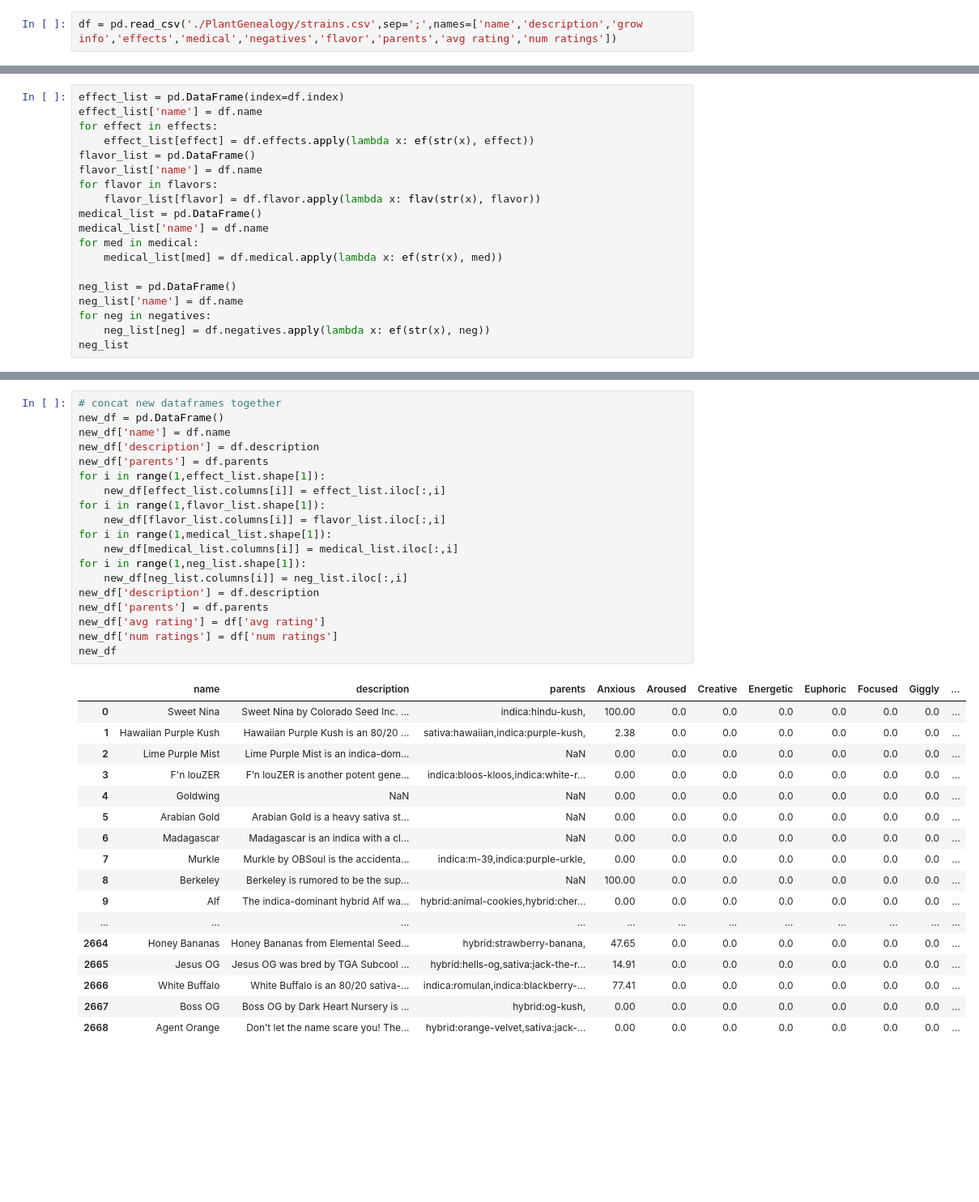
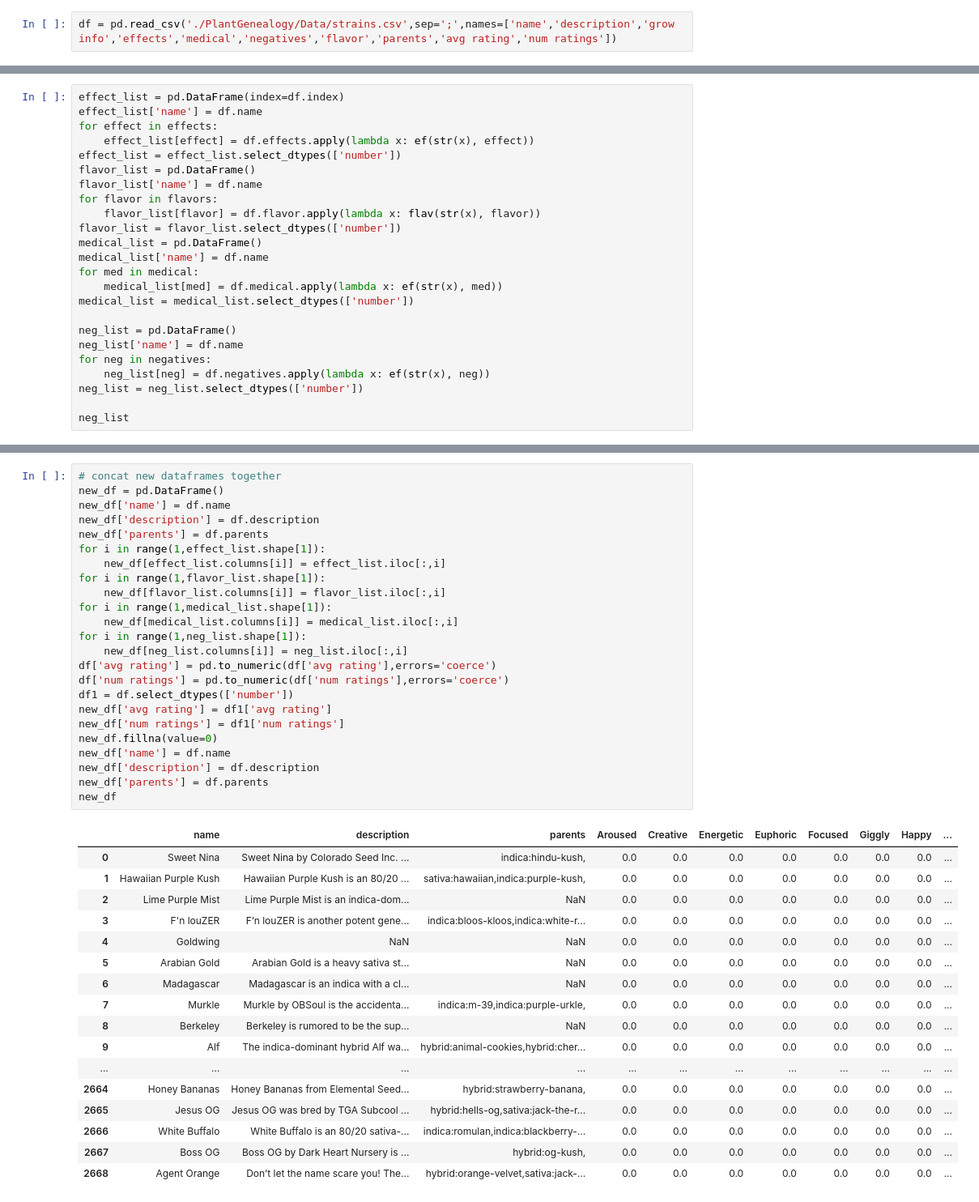
Before and after one commit to ishansaraf/PlantGenealogy, a Jupyter notebook: Data/data_cleaning.ipynb, the cells around one changed output, grey strips where cells are left out. Shown at 81% size. Drawn from its saved outputs; the diff is of its cells as text; blank space fills up the shorter version.

```diff
--- a/Data/data_cleaning.ipynb
+++ b/Data/data_cleaning.ipynb
@@ -2,7 +2,7 @@
 import pandas as pd
 import numpy as np
 # %%
-df = pd.read_csv('./PlantGenealogy/strains.csv',sep=';',names=['name','description','grow info','effects','medical','negatives','flavor','parents','avg rating','num ratings'])
+df = pd.read_csv('./PlantGenealogy/Data/strains.csv',sep=';',names=['name','description','grow info','effects','medical','negatives','flavor','parents','avg rating','num ratings'])
 # %%
 df[pd.notnull(df['parents'])]
 # %% [output]
@@ -88,18 +88,23 @@ effect_list = pd.DataFrame(index=df.index)
 effect_list['name'] = df.name
 for effect in effects:
     effect_list[effect] = df.effects.apply(lambda x: ef(str(x), effect))
+effect_list = effect_list.select_dtypes(['number'])
 flavor_list = pd.DataFrame()
 flavor_list['name'] = df.name
 for flavor in flavors:
     flavor_list[flavor] = df.flavor.apply(lambda x: flav(str(x), flavor))
+flavor_list = flavor_list.select_dtypes(['number'])
 medical_list = pd.DataFrame()
 medical_list['name'] = df.name
 for med in medical:
     medical_list[med] = df.medical.apply(lambda x: ef(str(x), med))
+medical_list = medical_list.select_dtypes(['number'])
 
 neg_list = pd.DataFrame()
 neg_list['name'] = df.name
 for neg in negatives:
     neg_list[neg] = df.negatives.apply(lambda x: ef(str(x), neg))
+neg_list = neg_list.select_dtypes(['number'])
+
 neg_list
 # %% [output]
@@ -124,37 +129,42 @@ neg_list
 # %%
 # concat new dataframes together
 new_df = pd.DataFrame()
 new_df['name'] = df.name
 new_df['description'] = df.description
 new_df['parents'] = df.parents
 for i in range(1,effect_list.shape[1]):
     new_df[effect_list.columns[i]] = effect_list.iloc[:,i]
 for i in range(1,flavor_list.shape[1]):
     new_df[flavor_list.columns[i]] = flavor_list.iloc[:,i]
 for i in range(1,medical_list.shape[1]):
     new_df[medical_list.columns[i]] = medical_list.iloc[:,i]
 for i in range(1,neg_list.shape[1]):
     new_df[neg_list.columns[i]] = neg_list.iloc[:,i]
+df['avg rating'] = pd.to_numeric(df['avg rating'],errors='coerce')
+df['num ratings'] = pd.to_numeric(df['num ratings'],errors='coerce')
+df1 = df.select_dtypes(['number'])
+new_df['avg rating'] = df1['avg rating']
+new_df['num ratings'] = df1['num ratings']
+new_df.fillna(value=0)
+new_df['name'] = df.name
 new_df['description'] = df.description
 new_df['parents'] = df.parents
-new_df['avg rating'] = df['avg rating']
-new_df['num ratings'] = df['num ratings']
 new_df
 # %% [output]
-|  | name | description | parents | Anxious | Aroused | Creative | Energetic | Euphoric | Focused | Giggly | ... |
-| 0 | Sweet Nina | Sweet Nina by Colorado Seed Inc. ... | indica:hindu-kush, | 100.00 | 0.0 | 0.0 | 0.0 | 0.0 | 0.0 | 0.0 | ... |
-| 1 | Hawaiian Purple Kush | Hawaiian Purple Kush is an 80/20 ... | sativa:hawaiian,indica:purple-kush, | 2.38 | 0.0 | 0.0 | 0.0 | 0.0 | 0.0 | 0.0 | ... |
-| 2 | Lime Purple Mist | Lime Purple Mist is an indica-dom... | NaN | 0.00 | 0.0 | 0.0 | 0.0 | 0.0 | 0.0 | 0.0 | ... |
-| 3 | F'n louZER | F’n louZER is another potent gene... | indica:bloos-kloos,indica:white-r... | 0.00 | 0.0 | 0.0 | 0.0 | 0.0 | 0.0 | 0.0 | ... |
-| 4 | Goldwing | NaN | NaN | 0.00 | 0.0 | 0.0 | 0.0 | 0.0 | 0.0 | 0.0 | ... |
-| 5 | Arabian Gold | Arabian Gold is a heavy sativa st... | NaN | 0.00 | 0.0 | 0.0 | 0.0 | 0.0 | 0.0 | 0.0 | ... |
-| 6 | Madagascar | Madagascar is an indica with a cl... | NaN | 0.00 | 0.0 | 0.0 | 0.0 | 0.0 | 0.0 | 0.0 | ... |
-| 7 | Murkle | Murkle by OBSoul is the accidenta... | indica:m-39,indica:purple-urkle, | 0.00 | 0.0 | 0.0 | 0.0 | 0.0 | 0.0 | 0.0 | ... |
-| 8 | Berkeley | Berkeley is rumored to be the sup... | NaN | 100.00 | 0.0 | 0.0 | 0.0 | 0.0 | 0.0 | 0.0 | ... |
-| 9 | Alf | The indica-dominant hybrid Alf wa... | hybrid:animal-cookies,hybrid:cher... | 0.00 | 0.0 | 0.0 | 0.0 | 0.0 | 0.0 | 0.0 | ... |
+|  | name | description | parents | Aroused | Creative | Energetic | Euphoric | Focused | Giggly | Happy | ... |
+| 0 | Sweet Nina | Sweet Nina by Colorado Seed Inc. ... | indica:hindu-kush, | 0.0 | 0.0 | 0.0 | 0.0 | 0.0 | 0.0 | 0.0 | ... |
+| 1 | Hawaiian Purple Kush | Hawaiian Purple Kush is an 80/20 ... | sativa:hawaiian,indica:purple-kush, | 0.0 | 0.0 | 0.0 | 0.0 | 0.0 | 0.0 | 0.0 | ... |
+| 2 | Lime Purple Mist | Lime Purple Mist is an indica-dom... | NaN | 0.0 | 0.0 | 0.0 | 0.0 | 0.0 | 0.0 | 0.0 | ... |
+| 3 | F'n louZER | F’n louZER is another potent gene... | indica:bloos-kloos,indica:white-r... | 0.0 | 0.0 | 0.0 | 0.0 | 0.0 | 0.0 | 0.0 | ... |
+| 4 | Goldwing | NaN | NaN | 0.0 | 0.0 | 0.0 | 0.0 | 0.0 | 0.0 | 0.0 | ... |
+| 5 | Arabian Gold | Arabian Gold is a heavy sativa st... | NaN | 0.0 | 0.0 | 0.0 | 0.0 | 0.0 | 0.0 | 0.0 | ... |
+| 6 | Madagascar | Madagascar is an indica with a cl... | NaN | 0.0 | 0.0 | 0.0 | 0.0 | 0.0 | 0.0 | 0.0 | ... |
+| 7 | Murkle | Murkle by OBSoul is the accidenta... | indica:m-39,indica:purple-urkle, | 0.0 | 0.0 | 0.0 | 0.0 | 0.0 | 0.0 | 0.0 | ... |
+| 8 | Berkeley | Berkeley is rumored to be the sup... | NaN | 0.0 | 0.0 | 0.0 | 0.0 | 0.0 | 0.0 | 0.0 | ... |
+| 9 | Alf | The indica-dominant hybrid Alf wa... | hybrid:animal-cookies,hybrid:cher... | 0.0 | 0.0 | 0.0 | 0.0 | 0.0 | 0.0 | 0.0 | ... |
 | ... | ... | ... | ... | ... | ... | ... | ... | ... | ... | ... | ... |
-| 2664 | Honey Bananas | Honey Bananas from Elemental Seed... | hybrid:strawberry-banana, | 47.65 | 0.0 | 0.0 | 0.0 | 0.0 | 0.0 | 0.0 | ... |
-| 2665 | Jesus OG | Jesus OG was bred by TGA Subcool ... | hybrid:hells-og,sativa:jack-the-r... | 14.91 | 0.0 | 0.0 | 0.0 | 0.0 | 0.0 | 0.0 | ... |
-| 2666 | White Buffalo | White Buffalo is an 80/20 sativa-... | indica:romulan,indica:blackberry-... | 77.41 | 0.0 | 0.0 | 0.0 | 0.0 | 0.0 | 0.0 | ... |
-| 2667 | Boss OG | Boss OG by Dark Heart Nursery is ... | hybrid:og-kush, | 0.00 | 0.0 | 0.0 | 0.0 | 0.0 | 0.0 | 0.0 | ... |
-| 2668 | Agent Orange | Don’t let the name scare you! The... | hybrid:orange-velvet,sativa:jack-... | 0.00 | 0.0 | 0.0 | 0.0 | 0.0 | 0.0 | 0.0 | ... |
+| 2664 | Honey Bananas | Honey Bananas from Elemental Seed... | hybrid:strawberry-banana, | 0.0 | 0.0 | 0.0 | 0.0 | 0.0 | 0.0 | 0.0 | ... |
+| 2665 | Jesus OG | Jesus OG was bred by TGA Subcool ... | hybrid:hells-og,sativa:jack-the-r... | 0.0 | 0.0 | 0.0 | 0.0 | 0.0 | 0.0 | 0.0 | ... |
+| 2666 | White Buffalo | White Buffalo is an 80/20 sativa-... | indica:romulan,indica:blackberry-... | 0.0 | 0.0 | 0.0 | 0.0 | 0.0 | 0.0 | 0.0 | ... |
+| 2667 | Boss OG | Boss OG by Dark Heart Nursery is ... | hybrid:og-kush, | 0.0 | 0.0 | 0.0 | 0.0 | 0.0 | 0.0 | 0.0 | ... |
+| 2668 | Agent Orange | Don’t let the name scare you! The... | hybrid:orange-velvet,sativa:jack-... | 0.0 | 0.0 | 0.0 | 0.0 | 0.0 | 0.0 | 0.0 | ... |
```
Also changed, not shown: parts of 2 cells of this notebook, 1 other file.
